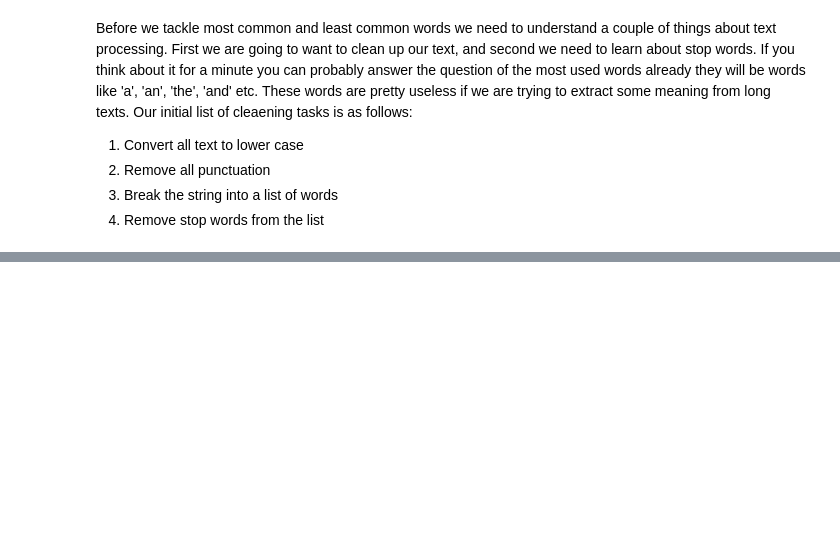
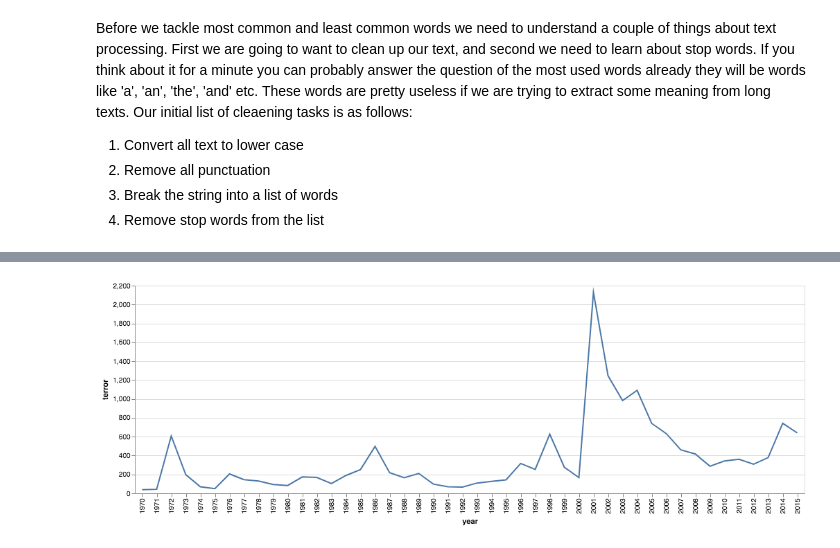
Before and after one commit to RunestoneInteractive/httlads, a Jupyter notebook: UNGeneralDebates.ipynb, the cells around one changed output, grey strips where cells are left out. Saved outputs shown, nothing was run; the diff lists cells and outputs as text; code cells hidden in the pictures; blank space fills up the shorter version.

```diff
--- a/UNGeneralDebates.ipynb
+++ b/UNGeneralDebates.ipynb
@@ -203,0 +401,4 @@ Before we tackle most common and least common words we need to understand a coup
+# %%
+alt.Chart(year_summ[['year','terror']]).mark_line().encode(x='year:O', y='terror')
+# %% [output]
+[figure, added]
```
Also changed, not shown: parts of 31 cells of this notebook, 1 other file.
